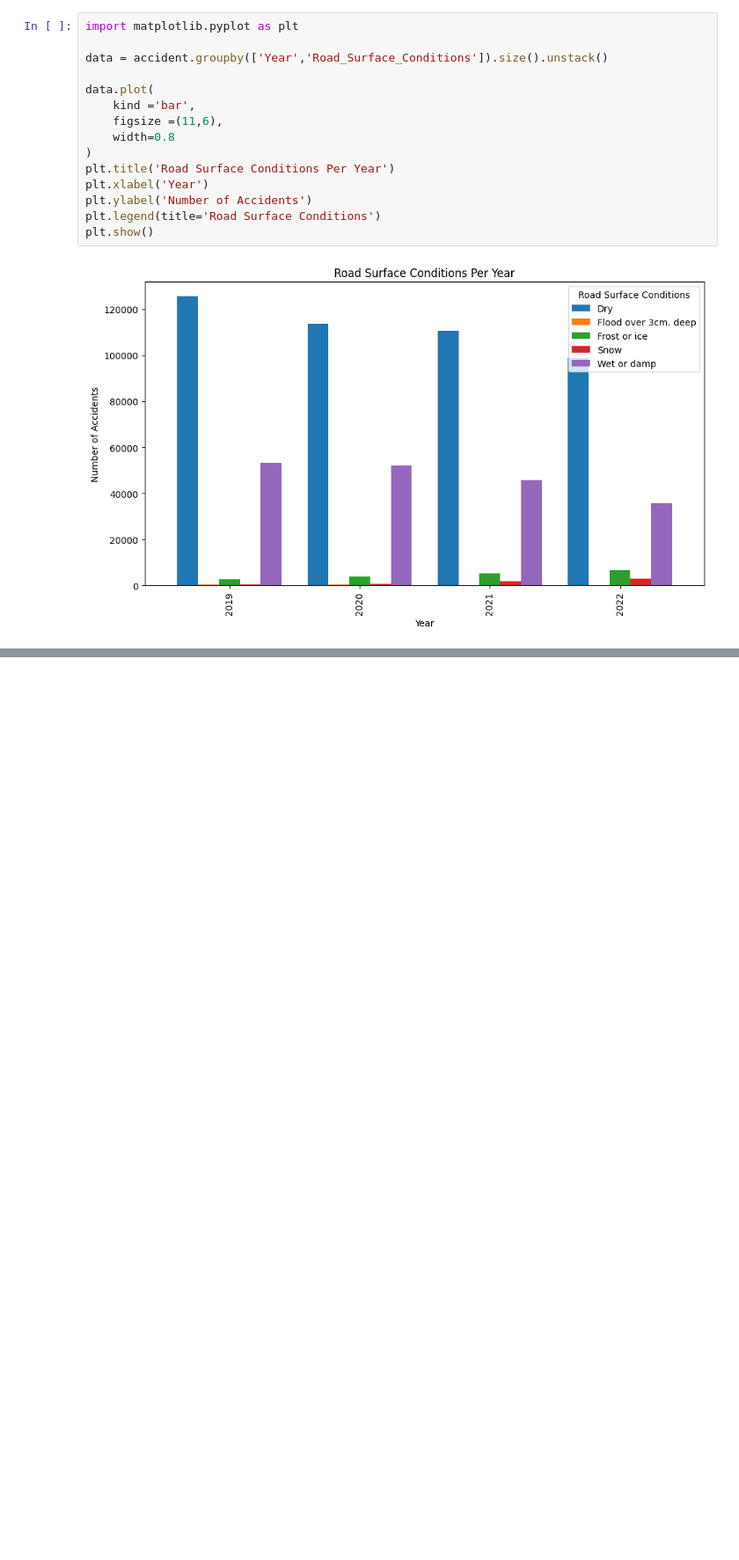
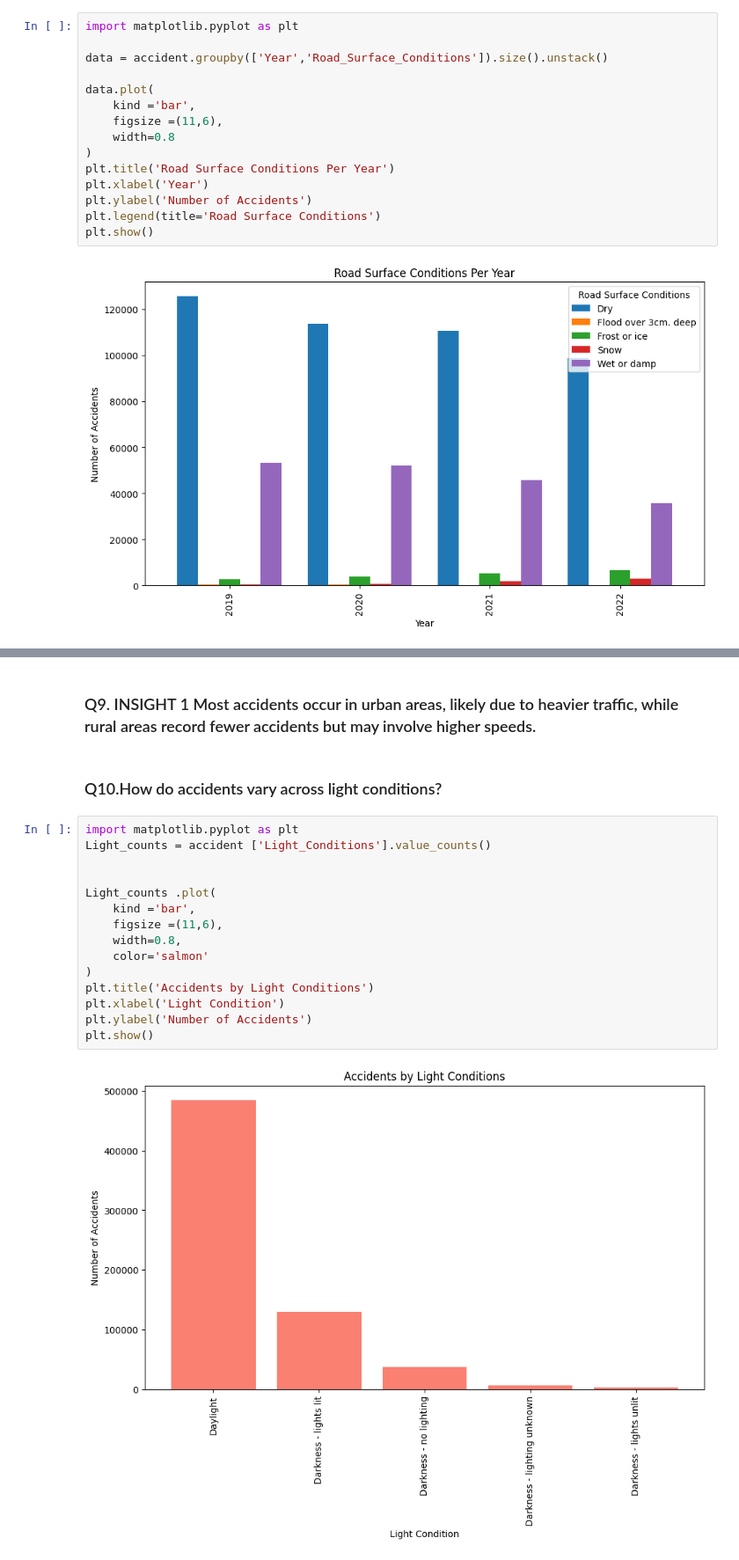
Before and after one commit to CheloMacatangay/ACT2, a Jupyter notebook: Activity2.ipynb, the cells around one changed output, grey strips where cells are left out. Shown at 88% size. Cells and saved outputs as stored; diff of their text form; blank space fills up the shorter version.

```diff
--- a/Activity2.ipynb
+++ b/Activity2.ipynb
@@ -293,0 +372,23 @@ plt.show()
+# %% [markdown]
+<h3>Q9. INSIGHT 1
+Most accidents occur in urban areas, likely due to heavier traffic, while rural areas record fewer accidents but may involve higher speeds.
+</h3>
+# %% [markdown]
+<h3>Q10.How do accidents vary across light conditions?</h3>
+# %%
+import matplotlib.pyplot as plt
+Light_counts = accident ['Light_Conditions'].value_counts()
+
+
+Light_counts .plot(
+    kind ='bar',
+    figsize =(11,6),
+    width=0.8,
+    color='salmon'
+)
+plt.title('Accidents by Light Conditions')
+plt.xlabel('Light Condition')
+plt.ylabel('Number of Accidents')
+plt.show()
+# %% [output]
+[figure, added]
```
Also changed, not shown: parts of 25 cells of this notebook.
